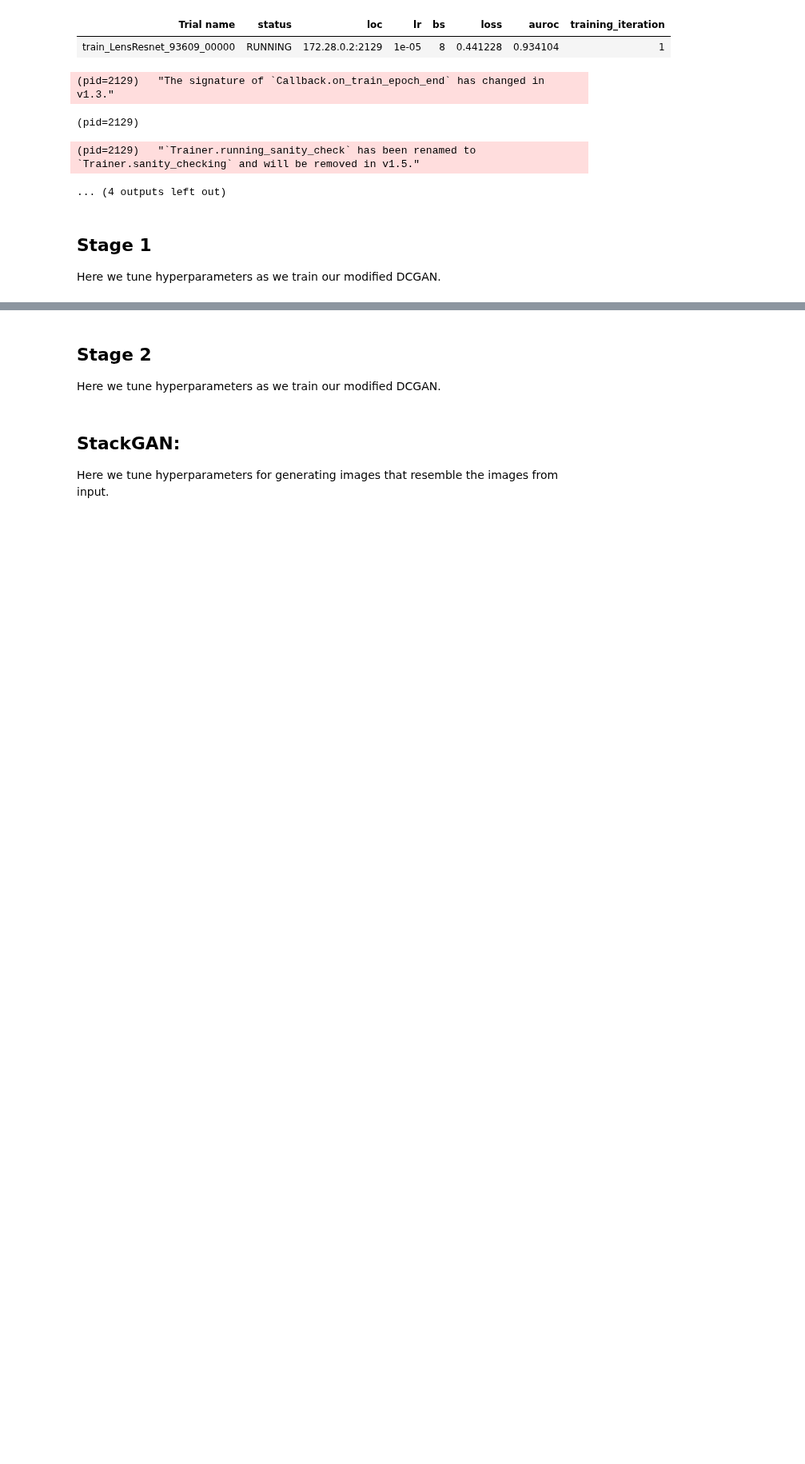
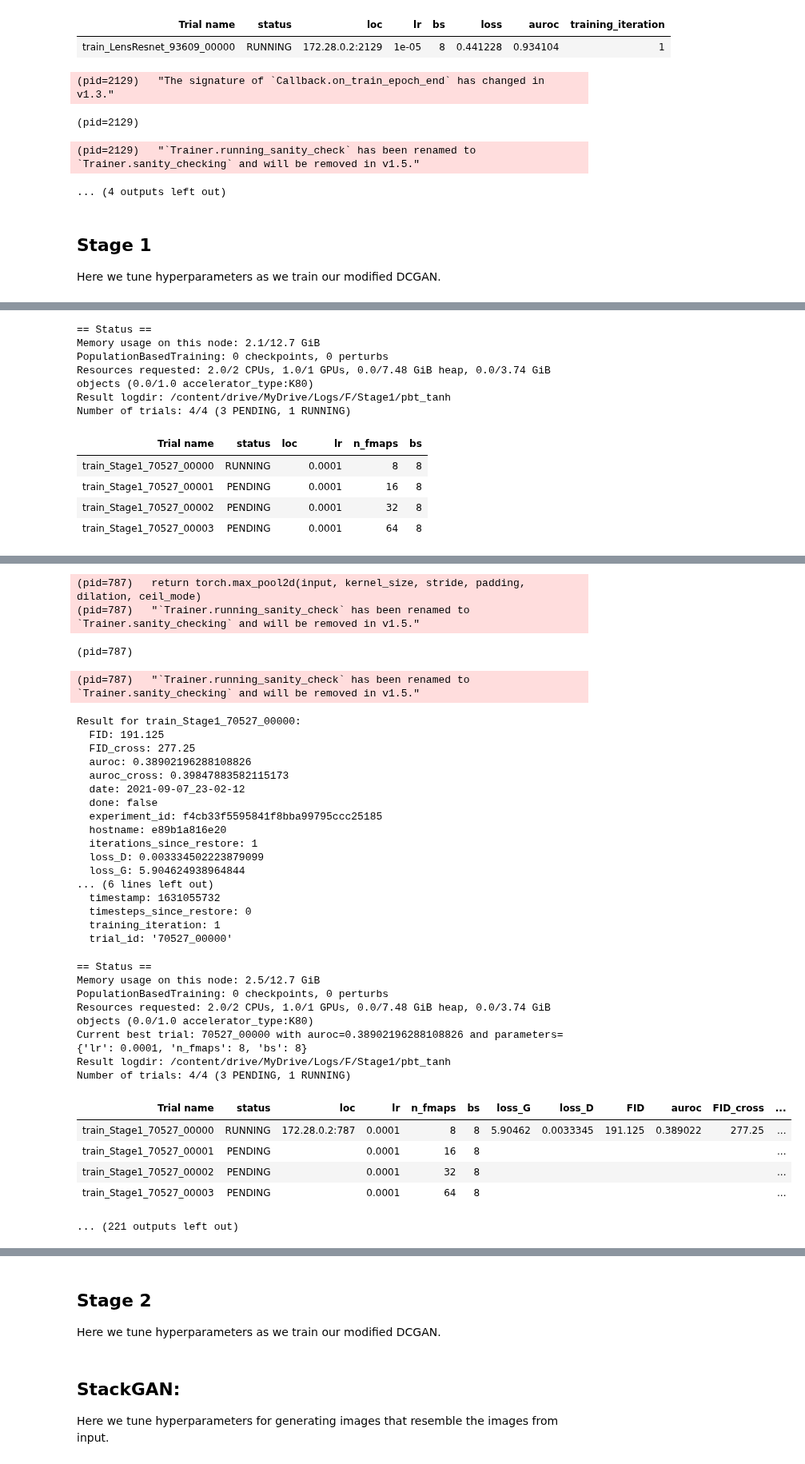
Before and after one commit to souravraha/galaxy, a Jupyter notebook: Lightning_Tune.ipynb, the cells around one changed output, grey strips where cells are left out. Shown at 80% size. Cells and saved outputs as stored; diff of their text form; code cells hidden in the pictures; blank space fills up the shorter version.

```diff
--- a/Lightning_Tune.ipynb
+++ b/Lightning_Tune.ipynb
@@ -119,7 +119,7 @@ class npyImageData(pl.LightningDataModule):
             transforms.RandomVerticalFlip(),
             # F : [mean=71.75926373866668, std=96.139484964214, min=5.0, range=961.0]
             # J : [mean=50.271541595458984, std=94.8838882446289, min=0, range=1007.0]
-            transforms.Normalize(mean=(0,), std=(1007,)),
+            transforms.Normalize(mean=(5,), std=(961,)),
             transforms.Normalize(mean=(0.5,), std=(0.5,)),
             # this shift-scales the pixel values -> [-1, 1]
             transforms.Resize(img_width, transforms.InterpolationMode.NEAREST),
@@ -168,7 +168,7 @@ class LensResnet(pl.LightningModule):
         self.lr = config['lr']
 
         # --------------------------------------------------------------------------
-        self.backbone = torch.load(PRE_J_RESNET, map_location=self.device)
+        self.backbone = torch.load(PRE_F_RESNET, map_location=self.device)
 
         self.train_metrics = tm.MetricCollection([tm.AUROC(self.hparams.num_classes, average='weighted'),],
             prefix='LensResnet/train/'
@@ -250,8 +250,8 @@ Here we subclass a DCGAN to create our low resolution GAN.
 # %%
 m = Stage1({'lr':0.001, 'n_fmaps': 128, 'bs': 8})
 # %%
-BEST_F_RESNET = ''
-BEST_J_RESNET = '/content/drive/MyDrive/Logs/LensResNet_J/train_LensResnet_tune_checkpoint_21355_00000_0_2021-07-09_16-17-17/checkpoint_epoch=27-step=4687'
+BEST_F_RESNET = '/content/drive/MyDrive/Logs/F/LensResnet/pbt_tanh/train_LensResnet_eb619_00000_0_2021-09-02_19-42-34/checkpoint_epoch=2-step=28124'
+BEST_J_RESNET = '/content/drive/MyDrive/Logs/J/LensResnet/pbt_tanh_fine/train_LensResnet_93609_00000_0_2021-09-02_21-06-00/checkpoint_epoch=2-step=28124'
 
 def post_plotting(ax):
     ax.plot([0, 1], [0, 1], 'k--')
@@ -270,15 +270,14 @@ class Stage1(DCGAN):
         lensF = LensResnet.load_from_checkpoint(os.path.join(BEST_F_RESNET, 'checkpoint')).eval()
         self.modelF = lensF.backbone
         # self.modelF = torch.load(PRE_F_RESNET, map_location=self.device).eval()
-        self.lastF = self.modelF.fc
         self.modelF.fc = nn.Identity()
-        # print(self.lastF)
+        self.lastF = lensF.backbone.fc
 
-        # lensJ = LensResnet.load_from_checkpoint(os.path.join(BEST_J_RESNET, 'checkpoint')).eval()
-        # self.modelF = lensF.backbone
-        self.modelJ = torch.load(PRE_J_RESNET, map_location=self.device).eval()
-        self.lastJ = self.modelJ.fc
+        lensJ = LensResnet.load_from_checkpoint(os.path.join(BEST_J_RESNET, 'checkpoint')).eval()
+        self.modelJ = lensJ.backbone
+        # self.modelJ = torch.load(PRE_J_RESNET, map_location=self.device).eval()
         self.modelJ.fc = nn.Identity()
+        self.lastJ = lensJ.backbone.fc
 
         self.val_metrics = tm.MetricCollection(
             {
@@ -914,9 +917,9 @@ Here we tune hyperparameters as we train our modified DCGAN.
 def train_Stage1(config, checkpoint_dir=None, num_epochs=10, num_gpus=torch.cuda.device_count()):
     # print(os.cpu_count(), torch.cuda.device_count())
     kwargs = {
-        # 'limit_train_batches' : 0.05,
-        # 'limit_val_batches' : 0.05,
-        'progress_bar_refresh_rate' : math.ceil(8250//config['bs']),
+        'limit_train_batches' : 0.1,
+        'limit_val_batches' : 0.1,
+        'progress_bar_refresh_rate' : math.ceil(8250*0.1//config['bs']),
         'max_epochs' : num_epochs,
         'prepare_data_per_node' : False,
         # If fractional GPUs passed in, convert to int.
@@ -978,12 +981,12 @@ def tune_Stage1_pbt(num_samples=10, num_epochs=10, gpus_per_trial=torch.cuda.dev
         # scheduler = pbtScheduler(max_t=num_epochs, grace_period=2, reduction_factor=2),
         # Can't use RB2 as it requires mutations to be continuous
         config={'lr': 1e-4,
-                'n_fmaps': tune.grid_search([8, 16, 32, 64, 128]),
+                'n_fmaps': tune.grid_search([8, 16, 32, 64]),
                 'bs': 8,
                 },
         # config = {'lr': 2.340983544823817e-05, 'n_fmaps': 32, 'bs': 8},
-        scheduler = PopulationBasedTraining(time_attr='training_iteration', quantile_fraction=0,
-                                            resample_probability=1,  perturbation_interval=1,
+        scheduler = PopulationBasedTraining(time_attr='training_iteration', quantile_fraction=0.25,
+                                            resample_probability=0.25,  perturbation_interval=1,
                                             hyperparam_mutations={
                                                 'lr': tune.loguniform(1e-7, 1e-1),
                                                 'bs': [8, 16, 32, 64, 128],
@@ -998,7 +1001,7 @@ def tune_Stage1_pbt(num_samples=10, num_epochs=10, gpus_per_trial=torch.cuda.dev
         fail_fast = True,
         # reuse_actors=True,
         num_samples=num_samples,
-        resume='PROMPT',
+        # resume='PROMPT',
         # restore=BEST_J_STAGE1,
     )
     # ---------------------------------------------------------------------------------------------
@@ -1020,3 +1023,4 @@ if __name__ == '__main__':
     else:
         # pbt scheduler
         tune_Stage1_pbt(num_samples=1, num_epochs=10, gpus_per_trial=torch.cuda.device_count())
+# %% [output]
@@ -1022,0 +1046,11 @@ if __name__ == '__main__':
+== Status ==
+Memory usage on this node: 2.1/12.7 GiB
+PopulationBasedTraining: 0 checkpoints, 0 perturbs
+Resources requested: 2.0/2 CPUs, 1.0/1 GPUs, 0.0/7.48 GiB heap, 0.0/3.74 GiB objects (0.0/1.0 accelerator_type:K80)
+Result logdir: /content/drive/MyDrive/Logs/F/Stage1/pbt_tanh
+Number of trials: 4/4 (3 PENDING, 1 RUNNING)
+| Trial name | status | loc | lr | n_fmaps | bs |
+| train_Stage1_70527_00000 | RUNNING |  | 0.0001 | 8 | 8 |
+| train_Stage1_70527_00001 | PENDING |  | 0.0001 | 16 | 8 |
+| train_Stage1_70527_00002 | PENDING |  | 0.0001 | 32 | 8 |
+| train_Stage1_70527_00003 | PENDING |  | 0.0001 | 64 | 8 |
@@ -1023,2 +1074,36 @@ if __name__ == '__main__':
+(pid=787)   return torch.max_pool2d(input, kernel_size, stride, padding, dilation, ceil_mode)
+(pid=787)   "`Trainer.running_sanity_check` has been renamed to `Trainer.sanity_checking` and will be removed in v1.5."
+(pid=787)
+(pid=787)   "`Trainer.running_sanity_check` has been renamed to `Trainer.sanity_checking` and will be removed in v1.5."
+Result for train_Stage1_70527_00000:
+  FID: 191.125
+  FID_cross: 277.25
+  auroc: 0.38902196288108826
+  auroc_cross: 0.39847883582115173
+  date: 2021-09-07_23-02-12
+  done: false
+  experiment_id: f4cb33f5595841f8bba99795ccc25185
+  hostname: e89b1a816e20
+  iterations_since_restore: 1
+  loss_D: 0.003334502223879099
+  loss_G: 5.904624938964844
+... (6 lines left out)
+  timestamp: 1631055732
+  timesteps_since_restore: 0
+  training_iteration: 1
+  trial_id: '70527_00000'
+== Status ==
+Memory usage on this node: 2.5/12.7 GiB
+PopulationBasedTraining: 0 checkpoints, 0 perturbs
+Resources requested: 2.0/2 CPUs, 1.0/1 GPUs, 0.0/7.48 GiB heap, 0.0/3.74 GiB objects (0.0/1.0 accelerator_type:K80)
+Current best trial: 70527_00000 with auroc=0.38902196288108826 and parameters={'lr': 0.0001, 'n_fmaps': 8, 'bs': 8}
+Result logdir: /content/drive/MyDrive/Logs/F/Stage1/pbt_tanh
+Number of trials: 4/4 (3 PENDING, 1 RUNNING)
+| Trial name | status | loc | lr | n_fmaps | bs | loss_G | loss_D | FID | auroc | FID_cross | ... |
+| train_Stage1_70527_00000 | RUNNING | 172.28.0.2:787 | 0.0001 | 8 | 8 | 5.90462 | 0.0033345 | 191.125 | 0.389022 | 277.25 | ... |
+| train_Stage1_70527_00001 | PENDING |  | 0.0001 | 16 | 8 |  |  |  |  |  | ... |
+| train_Stage1_70527_00002 | PENDING |  | 0.0001 | 32 | 8 |  |  |  |  |  | ... |
+| train_Stage1_70527_00003 | PENDING |  | 0.0001 | 64 | 8 |  |  |  |  |  | ... |
+... (221 outputs left out)
 # %%
 !tensorboard dev upload --logdir /content/drive/MyDrive/Logs/F/Stage1/test
```
Also changed, not shown: parts of 13 cells of this notebook.
